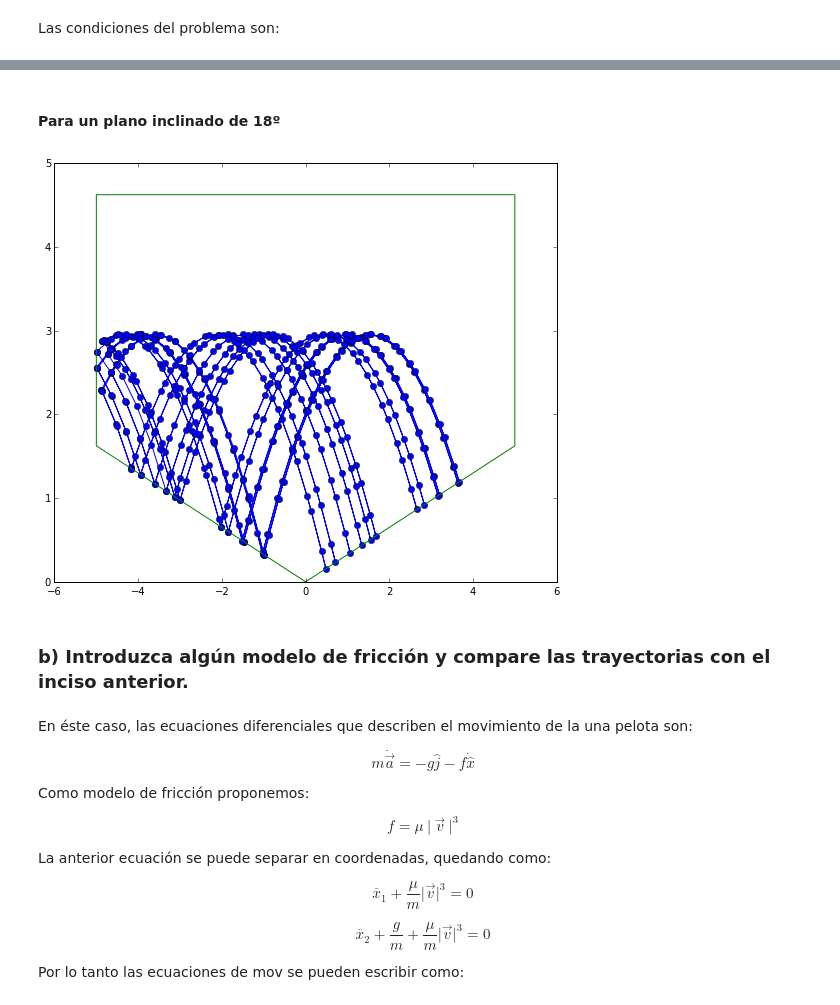
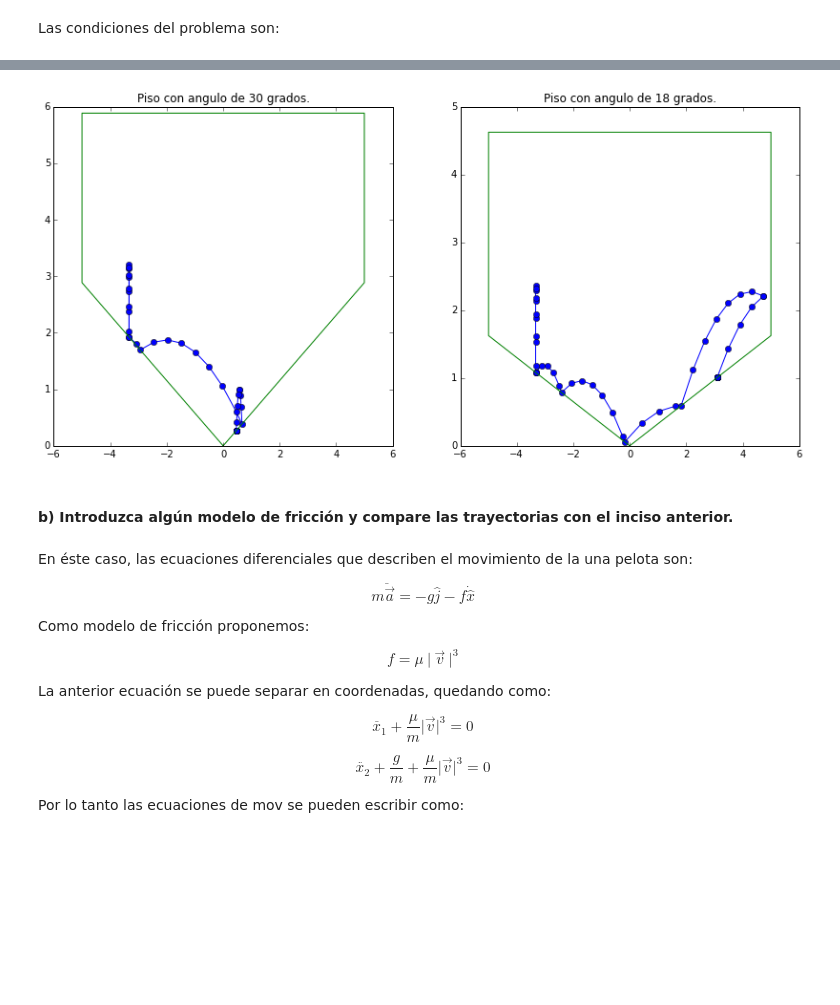
Before and after one commit to Erandii/Tareas, a Jupyter notebook: Tareas/TAREA-EXAMEN.1/Pregunta_3.ipynb, the cells around one changed output, grey strips where cells are left out. Drawn from its saved outputs; the diff is of its cells as text; code cells hidden in the pictures; blank space fills up the shorter version.

```diff
--- a/Tareas/TAREA-EXAMEN.1/Pregunta_3.ipynb
+++ b/Tareas/TAREA-EXAMEN.1/Pregunta_3.ipynb
@@ -123,17 +166,20 @@ def rebote_pared(pto,mi_dt):
 # %% [markdown]
 A continuación vamos a describir la trayectoria con las condiciones que impusimos:
 # %%
-def trayec(ec,p_ini,ang,mi_dt=0.1,N=500):
+def trayec(ec,pto_ini,ang,mi_dt=0.1,N=500):
     trayectoria = zeros((N,len(pto_ini)))
     trayectoria[0,:]=array(pto_ini)
     for i in range(N-1):
         t,sol_dt=rk4(ec,trayectoria[i,:],[0,mi_dt])
-        if sol_dt[-1,:][1] - tan(ang)*abs(sol_dt[-1,:][0]) <0 :
-            punto_y = rebote_piso(trayectoria[i,:],ang,mi_dt)
+        if sol_dt[-1,:][1] - tan(ang)*abs(sol_dt[-1,:][0]) < 0 :
+            punto_y = rebote_piso(ec,trayectoria[i,:],ang,mi_dt)
             trayectoria[i+1,:] = punto_y
         elif (5 - abs(sol_dt[-1,:][0])) <0 :
-            punto_x = rebote_pared(trayectoria[i,:],mi_dt)
+            punto_x = rebote_pared(ec,trayectoria[i,:],mi_dt)
             trayectoria[i+1,:] = punto_x
+        elif (5*tan(ang)+3 - sol_dt[-1,:][1]) < 0:
+            punto_z = rebote_techo(ec,trayectoria[i,:],ang,mi_dt)
+            trayectoria[i+1,:] = punto_z
         else:
             trayectoria[i+1,:]=sol_dt[-1,:]
     return trayectoria
@@ -142,3 +188,11 @@ Las condiciones del problema son:
 # %%
 #ángulos de la caja con el piso
 alpha1,alpha2=pi/6,pi/10
+# %%
+#angulo=angulo de la velocidad, alpha=angulo del piso, r=modulo de la velocidad
+def p_ini(alpha,angulo,r):
+    x=-5+(5./3)
+    y=tan(alpha)*(5-(5./3))
+    v_x=r*cos(angulo)
+    v_y=r*sin(angulo)
+    return [x,y,v_x,v_y]
@@ -178,33 +205,32 @@ show()
-# %% [markdown]
-#### Para un plano inclinado de 18º
-# %%
-#Condiciones iniciales
-
-#angulo del piso
-angulo=alpha2
-#angulo de la velocidad:
-a=pi/3
-#modulo de la velocidad
-r=7
-#posición
-x,y=-5+5./3,tan(angulo)*(5-(5./3))
-#velocidad
-x_v,y_v=r*cos(a),r*sin(a)
-
-pto_ini=[x,y,x_v,y_v]
-
-fig = figure(figsize=(9,7.5))
-trayectoria=trayec(ec_mov,pto_ini,angulo)
-plot(trayectoria[:,0],trayectoria[:,1],'o-')
-#La caja
-caja_x = [0,5,5,-5,-5,0]
-caja_y = [0,5*tan(angulo),5*tan(angulo)+3,5*tan(angulo)+3,5*tan(angulo),0]
-plot(caja_x,caja_y)
-show()
-# %% [output]
-[figure, removed]
+# %%
+def grafica(ec,alpha,angulo,r):
+    fig = figure(figsize=(14,14))
+
+    ax = fig.add_subplot(221)
+    bx = fig.add_subplot(222)
+
+    trayectoria1=trayec(ec,p_ini(alpha[0],angulo,r),alpha[0])
+    ax.plot(trayectoria1[:,0],trayectoria1[:,1],'o-')
+    caja_x1 = [0,5,5,-5,-5,0]
+    caja_y1 = [0,5*tan(alpha[0]),5*tan(alpha[0])+3,5*tan(alpha[0])+3,5*tan(alpha[0]),0]
+    ax.plot(caja_x1,caja_y1)
+
+    trayectoria2=trayec(ec,p_ini(alpha[1],angulo,r),alpha[1])
+    bx.plot(trayectoria2[:,0],trayectoria2[:,1],'o-')
+    caja_x2 = [0,5,5,-5,-5,0]
+    caja_y2 = [0,5*tan(alpha[1]),5*tan(alpha[1])+3,5*tan(alpha[1])+3,5*tan(alpha[1]),0]
+    bx.plot(caja_x2,caja_y2)
+
+    ax.set_title('Piso con angulo de 30 grados.')
+    bx.set_title('Piso con angulo de 18 grados.')
+
+    show()
+# %%
+grafica(ec_mov,[alpha1,alpha2],pi/2,5)
+# %% [output]
+[figure, added]
 # %% [markdown]
-### b) Introduzca algún modelo de fricción y compare las trayectorias con el inciso anterior.
+#### b) Introduzca algún modelo de fricción y compare las trayectorias con el inciso anterior.
 # %% [markdown]
 En éste caso, las ecuaciones diferenciales que describen el movimiento de la una pelota son:
 
```
Also changed, not shown: parts of 36 cells of this notebook, 2 other files.
